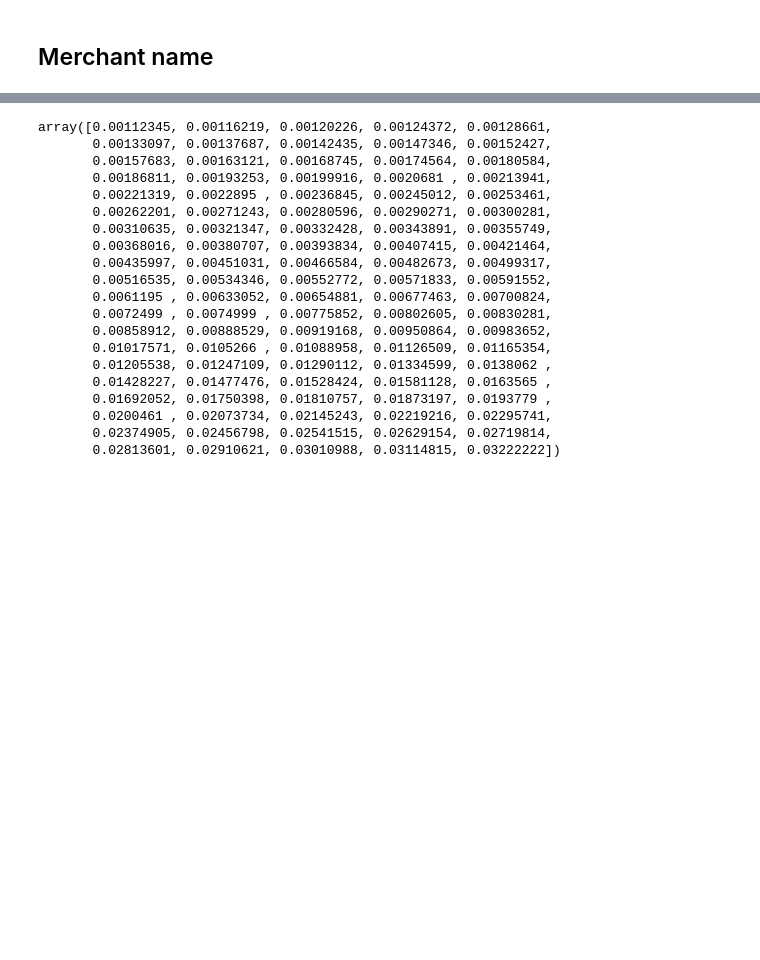
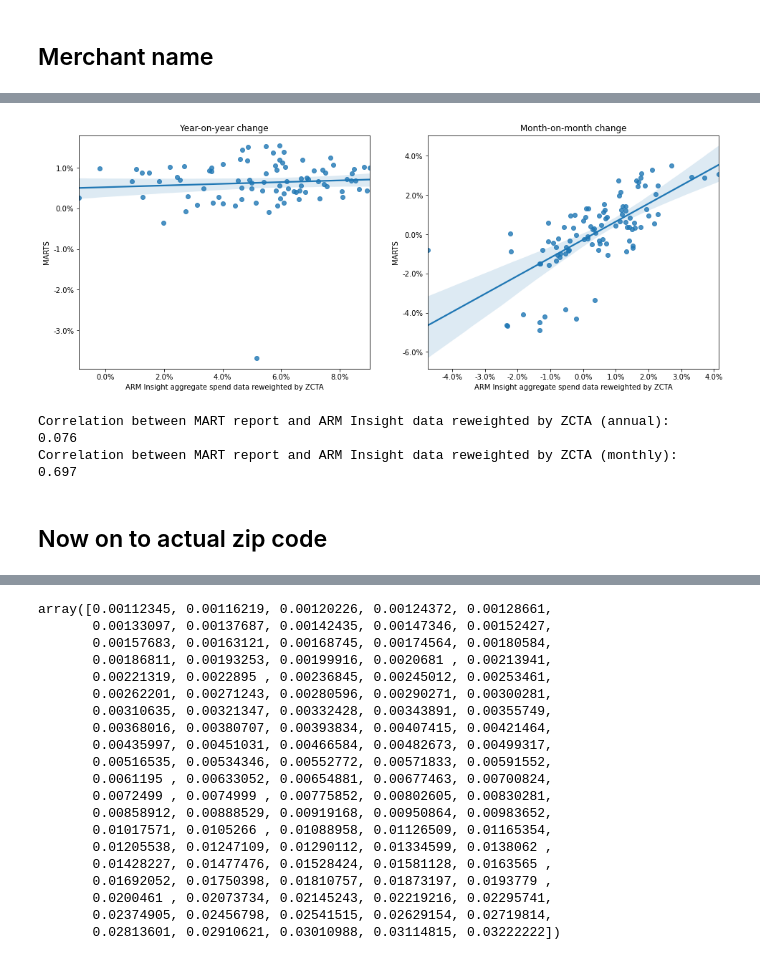
Before and after one commit to facteus/marts-prediction, a Jupyter notebook: alpha.ipynb, the cells around one changed output, grey strips where cells are left out. Saved outputs shown, nothing was run; the diff lists cells and outputs as text; code cells hidden in the pictures; blank space fills up the shorter version.

```diff
--- a/alpha.ipynb
+++ b/alpha.ipynb
@@ -926,0 +1204,6 @@ sum_w
+# %%
+zip_months = zip_reweight.groupby('tran_month')
+# %%
+zip_reweight = zip_months['amt*pop'].sum() / zip_months['pop'].sum()
+# %%
+zip_reweight.index = zip_reweight.index + pd.offsets.MonthEnd(1)
@@ -926,0 +1230,3 @@ sum_w
+# %%
+spend_reweighted_yoy = zip_reweight.pct_change(12).dropna()
+spend_reweighted_mom = zip_reweight.pct_change(1).dropna()
@@ -926,0 +1265,28 @@ sum_w
+# %%
+fig, (ax1, ax2) = plt.subplots(ncols=2, figsize=(16, 6))
+sns.regplot(x=spend_reweighted_yoy, y=retail_yoy, ax=ax1)
+sns.regplot(x=spend_reweighted_mom, y=retail_mom, ax=ax2)
+
+ax1.set_title('Year-on-year change')
+ax1.set_xlabel('ARM Insight aggregate spend data reweighted by ZCTA')
+ax1.set_ylabel('MARTS')
+ax1.xaxis.set_major_formatter(ticker.PercentFormatter(xmax=5))
+ax1.yaxis.set_major_formatter(ticker.PercentFormatter(xmax=5))
+
+ax2.set_title('Month-on-month change')
+ax2.set_xlabel('ARM Insight aggregate spend data reweighted by ZCTA')
+ax2.set_ylabel('MARTS')
+ax2.xaxis.set_major_formatter(ticker.PercentFormatter(xmax=5))
+ax2.yaxis.set_major_formatter(ticker.PercentFormatter(xmax=5))
+
+plt.show()
+# %% [output]
+[figure, added]
+# %%
+print(f"Correlation between MART report and ARM Insight data reweighted by ZCTA (annual): \t {retail_yoy.corr(spend_reweighted_yoy):.3f}")
+print(f"Correlation between MART report and ARM Insight data reweighted by ZCTA (monthly):  \t {retail_mom.corr(spend_reweighted_mom):.3f}")
+# %% [output]
+Correlation between MART report and ARM Insight data reweighted by ZCTA (annual):        0.076
+Correlation between MART report and ARM Insight data reweighted by ZCTA (monthly):       0.697
+# %% [markdown]
+## Now on to actual zip code
```
Also changed, not shown: parts of 118 cells of this notebook.
